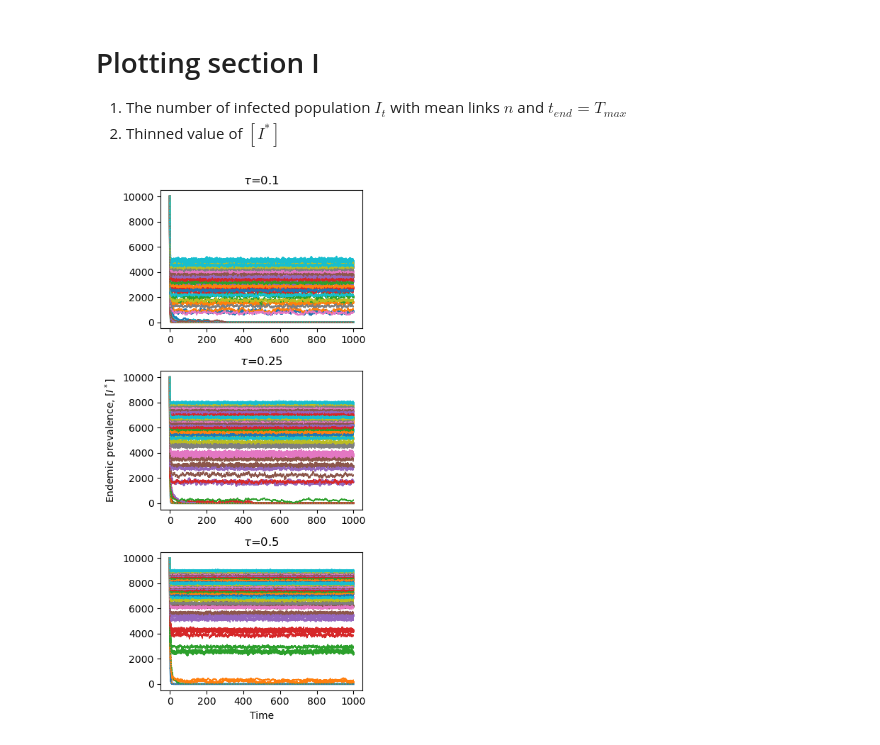
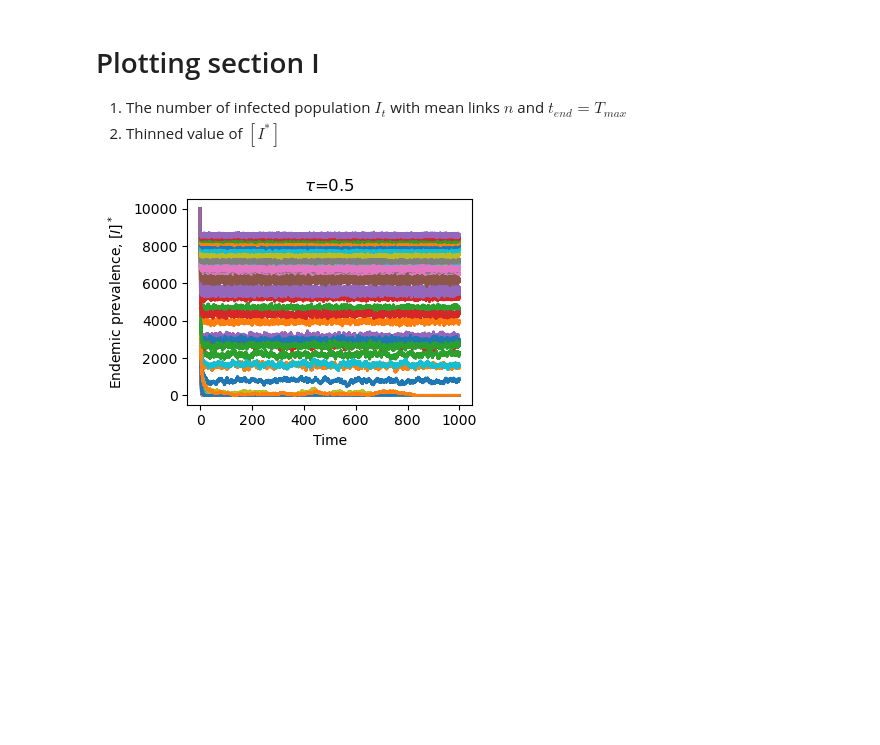
Before and after one commit to thatchai-b/article-trade-off-infs-social-interacts, a Jupyter notebook: Figure_1_meanfield-pairwise-comparison.ipynb, the cells around one changed output. Saved outputs shown, nothing was run; the diff lists cells and outputs as text; code cells hidden in the pictures; blank space fills up the shorter version.

Commit message:
Figure and code updates

```diff
--- a/Figure_1_meanfield-pairwise-comparison.ipynb
+++ b/Figure_1_meanfield-pairwise-comparison.ipynb
@@ -20,7 +31,7 @@ ignore $I_0$ = N_inf_init, unless applying inf_init = random.sample(sorted(G.nod
 # %%
 N = 10**4
 Tmax = 10**3
-maxmeanlink = 20
+maxmeanlink = 15
 
 tau_arr = np.array([.10, .25, .50])
 gamma = 1
@@ -113,3 +122,13 @@ def time_interval_avg(t):
+# %%
+def time_interval_avg(t):
+    return t[-1]/(len(t)-1)
+
+def t_I_complement(t, I, Tmax):
+    if abs(Tmax - t[-1]) > 1:
+        while Tmax - ( t[-1] + time_interval_avg(t) ) > 0.1:
+            t = np.append(t, t[-1] + time_interval_avg(t) )
+            I = np.append(I, I[-1])
+    return t, I
 # %% [markdown]
 # Analytical results: Mean-field and Pairwise endemic equilibrium
 # %%
@@ -132,83 +151,35 @@ def Istar_PW(N, n, tau, gamma, kappa):
 1. The number of infected population $I_t$ with mean links $n$ and $t_{end} = T_{max}$
 2. Thinned value of $[I^*]$
 # %%
-fig2, axs2 = plt.subplots(len(tau_arr), 1, figsize=(4, 8), sharey=True)
-axs2[1].set(ylabel=r'Endemic prevalence, $[I^*]$')
-axs2[2].set(xlabel=r'Time')
+fig2_ER, axs2_ER = plt.subplots(len(tau_arr), 1, figsize=(4, 3), sharey=True)
+axs2_ER[1].set(ylabel=r'Endemic prevalence, $[I]^*$')
+axs2_ER[2].set(xlabel=r'Time')
 
-fig3, axs3 = plt.subplots(len(tau_arr), 1, figsize=(4, 8), sharey=True)
-axs3[1].set(ylabel=r'Endemic prevalence, $[I^*]$')
-axs3[2].set(xlabel=r'Frequency')
+fig3_ER, axs3_ER = plt.subplots(len(tau_arr), 1, figsize=(4, 3), sharey=True)
+axs3_ER[1].set(ylabel=r'Endemic prevalence, $[I]^*$')
+axs3_ER[2].set(xlabel=r'Frequency')
 
 
 dataI_ER    = []
-dataI_nreg  = []
-dataI_geom  = []
-
 
 # ERDOS-RENYI NETWORK
 for tau_index in np.arange(len(tau_arr)):
     for n_index in np.arange(len(nrange_int)):
         t, S, I = plots_SIS_EoN_dynamics_ER(N, nrange_int[n_index], N_inf_init, tau_arr[tau_index], gamma, Tmax)
-        if abs(Tmax - t[-1]) > 1:
-            while Tmax - ( t[-1] + time_interval_avg(t) ) > 0.1:
-                t = np.append(t, t[-1] + time_interval_avg(t) )
-                I = np.append(I, I[-1])
-        axs2[tau_index].plot(t, I, linestyle='-', linewidth=2, label=r'$n=$'+str(nrange_int[n_index])+', ER')
-        axs2[tau_index].set_title(r'$\tau$='+str(tau_arr[tau_index]) )
+        t, I = t_I_complement(t, I, Tmax)
+        axs2_ER[tau_index].plot(t, I, linestyle='-', linewidth=2, label=r'$n=$'+str(nrange_int[n_index])+', ER')
+        axs2_ER[tau_index].set_title(r'$\tau$='+str(tau_arr[tau_index]) )
 
         t_burn, I_burn = burn_in_array(t, I)
         t_thin, I_thin = thinning(t_burn, I_burn, thin_step=int(Tmax/20) )
         t_thinning_int, I_thinning_arr = thinning_int(t_thin, I_thin)
 
         dataI_ER = dataI_ER + [list(I_thinning_arr)]
-        axs3[tau_index].hist(I_thinning_arr, 20, histtype='step', linestyle='-', lw=1, orientation='horizontal', label=r'Erdős-Rényi')
+        axs3_ER[tau_index].hist(I_thinning_arr, 20, histtype='step', linestyle='-', lw=1, orientation='horizontal', label=r'Erdős-Rényi')
 dataI_ER = np.array(dataI_ER, dtype=object)
 dataI_ER = dataI_ER.reshape(len(tau_arr), len(nrange_int))
 
-
-# n-REGULAR NETWORK
-for tau_index in np.arange(len(tau_arr)):
-    for n_index in np.arange(len(nrange_int)):
-        t, S, I = plots_SIS_EoN_dynamics_nreg(N, nrange_int[n_index], N_inf_init, tau_arr[tau_index], gamma, Tmax)
-        if abs(Tmax - t[-1]) > 1:
-            while Tmax - ( t[-1] + time_interval_avg(t) ) > 0.1:
-                t = np.append(t, t[-1] + time_interval_avg(t) )
-                I = np.append(I, I[-1])
-        axs2[tau_index].plot(t, I, linestyle='dotted', linewidth=1, label=''+str(nrange_int[n_index])+'-regular' )
-        axs2[tau_index].set_title(r'$\tau$='+str(tau_arr[tau_index]) )
-
-        t_burn, I_burn = burn_in_array(t, I)
-        t_thin, I_thin = thinning(t_burn, I_burn, thin_step=int(Tmax/20) )
-        t_thinning_int, I_thinning_arr = thinning_int(t_thin, I_thin)
-
-        dataI_nreg = dataI_nreg + [list(I_thinning_arr)]
-        axs3[tau_index].hist(I_thinning_arr, 20, histtype='step', linestyle='-', lw=1, orientation='horizontal', label=r'$n$-regular')
-dataI_nreg = np.array(dataI_nreg, dtype=object)
-dataI_nreg = dataI_nreg.reshape(len(tau_arr), len(nrange_int))
-
-
-# GEOMETRIC NETWORK
-for tau_index in np.arange(len(tau_arr)):
-    for n_index in np.arange(len(nrange_int)):
-        t, S, I = plots_SIS_EoN_dynamics_geom(N, nrange_int[n_index], N_inf_init, tau_arr[tau_index], gamma, Tmax)
-        if abs(Tmax - t[-1]) > 1:
-            while Tmax - ( t[-1] + time_interval_avg(t) ) > 0.1:
-                t = np.append(t, t[-1] + time_interval_avg(t) )
-                I = np.append(I, I[-1])
-        axs2[tau_index].plot(t, I, linestyle='dotted', linewidth=1, label=r'$n=$'+str(nrange_int[n_index])+', geom' )
-        axs2[tau_index].set_title(r'$\tau$='+str(tau_arr[tau_index]) )
-
-        t_burn, I_burn = burn_in_array(t, I)
-        t_thin, I_thin = thinning(t_burn, I_burn, thin_step=int(Tmax/20) )
-        t_thinning_int, I_thinning_arr = thinning_int(t_thin, I_thin)
-
-        dataI_geom = dataI_geom + [list(I_thinning_arr)]
-        axs3[tau_index].hist(I_thinning_arr, 20, histtype='step', linestyle='--', lw=0.5, orientation='horizontal', label=r'Geometric')
-dataI_geom = np.array(dataI_geom, dtype=object)
-dataI_geom = dataI_geom.reshape(len(tau_arr), len(nrange_int))
-
-fig2.tight_layout()
-fig3.tight_layout()
+fig2_ER.tight_layout()
+fig3_ER.tight_layout()
 # %% [output]
-[figure, old version]
+[figure, new version]
```
Also changed, not shown: parts of 14 cells of this notebook.
